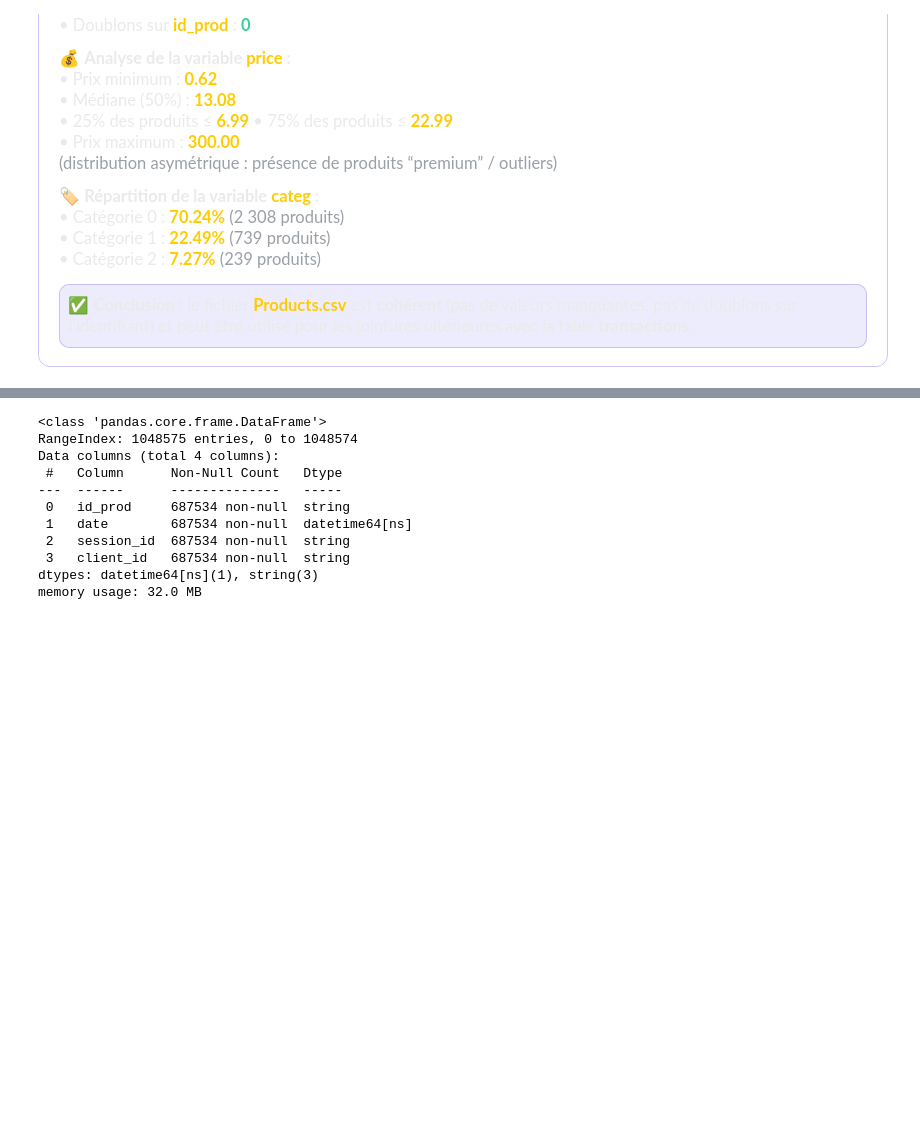
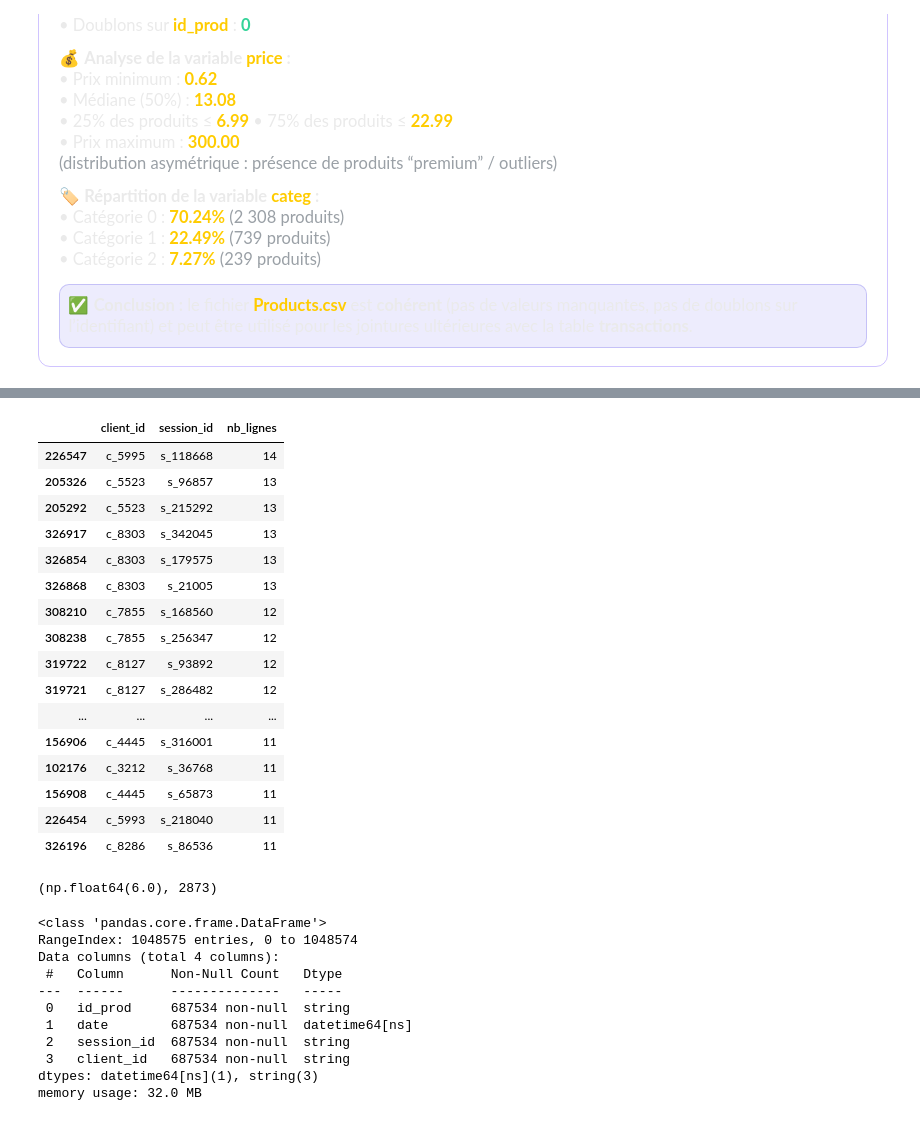
Before and after one commit to Stephane-OC/lapage, a Jupyter notebook: analyse_lapage.ipynb, the cells around one changed output, grey strips where cells are left out. Drawn from its saved outputs; the diff is of its cells as text; code cells hidden in the pictures; blank space fills up the shorter version.

```diff
--- a/analyse_lapage.ipynb
+++ b/analyse_lapage.ipynb
@@ -941,0 +1152,10 @@ products.sample(1)
+# %%
+# Volume de lignes par session-client (proxy d’activité / quantité)
+session_client_counts = (
+    transactions.groupby(["client_id", "session_id"])
+    .size()
+    .rename("nb_lignes")
+    .reset_index()
+)
+
+session_client_counts["nb_lignes"].describe()
@@ -942,3 +1172,32 @@ products.sample(1)
+# %%
+session_client_counts.sort_values("nb_lignes", ascending=False).head(20)
+# %% [output]
+|  | client_id | session_id | nb_lignes |
+| 226547 | c_5995 | s_118668 | 14 |
+| 205326 | c_5523 | s_96857 | 13 |
+| 205292 | c_5523 | s_215292 | 13 |
+| 326917 | c_8303 | s_342045 | 13 |
+| 326854 | c_8303 | s_179575 | 13 |
+| 326868 | c_8303 | s_21005 | 13 |
+| 308210 | c_7855 | s_168560 | 12 |
+| 308238 | c_7855 | s_256347 | 12 |
+| 319722 | c_8127 | s_93892 | 12 |
+| 319721 | c_8127 | s_286482 | 12 |
+| ... | ... | ... | ... |
+| 156906 | c_4445 | s_316001 | 11 |
+| 102176 | c_3212 | s_36768 | 11 |
+| 156908 | c_4445 | s_65873 | 11 |
+| 226454 | c_5993 | s_218040 | 11 |
+| 326196 | c_8286 | s_86536 | 11 |
+# %%
+q1 = session_client_counts["nb_lignes"].quantile(0.25)
+q3 = session_client_counts["nb_lignes"].quantile(0.75)
+iqr = q3 - q1
+seuil = q3 + 1.5 * iqr
+
+seuil, session_client_counts[session_client_counts["nb_lignes"] > seuil].shape[0]
+# %% [output]
+(np.float64(6.0), 2873)
 # %%
 # Structure & valeurs manquantes
 # Dimensions & structure
```
Also changed, not shown: parts of 76 cells of this notebook, 1 other file.
